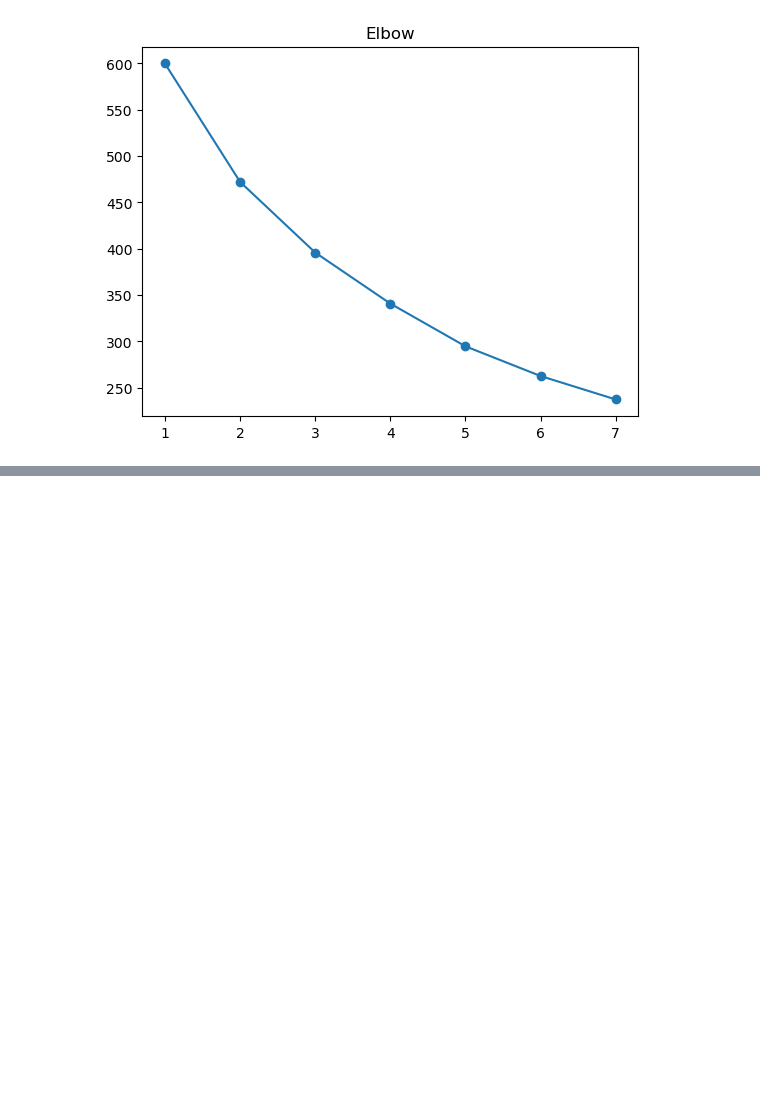
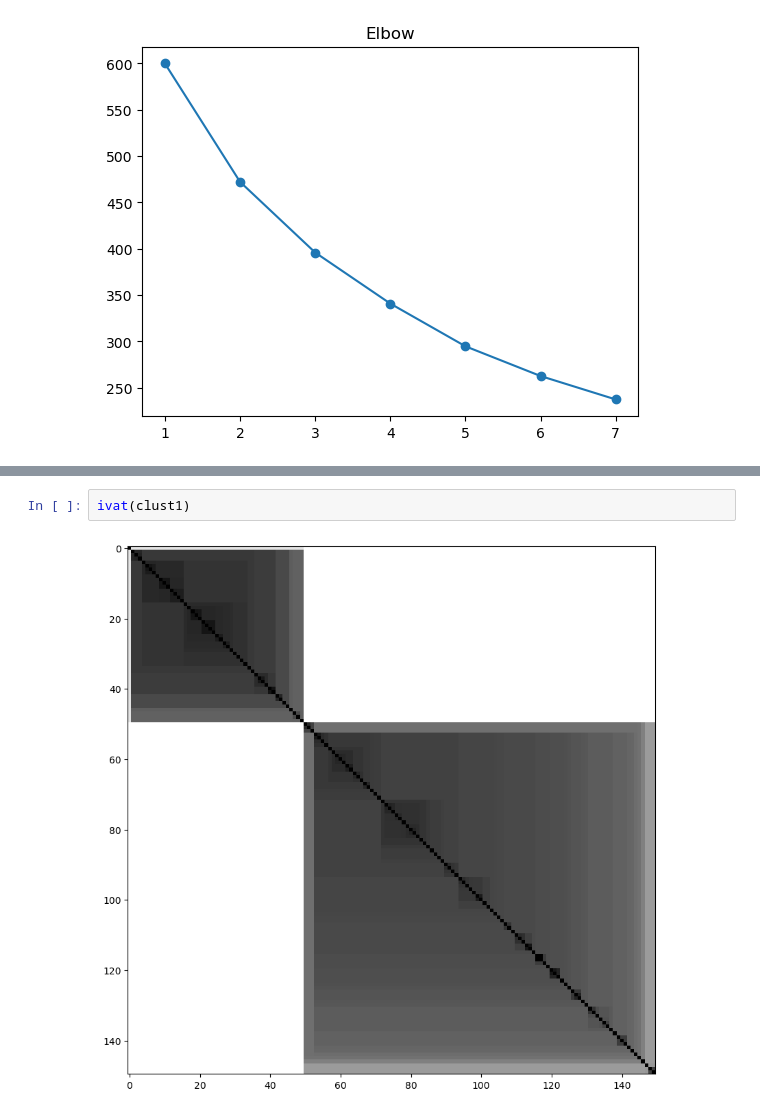
Before and after one commit to CaioFML/IA_studies, a Jupyter notebook: formacao_completa_inteligencia_artificial_e_machine_learning/section_4/clusters.ipynb, the cells around one changed output, grey strips where cells are left out. Drawn from its saved outputs; the diff is of its cells as text; blank space fills up the shorter version.

```diff
--- a/formacao_completa_inteligencia_artificial_e_machine_learning/section_4/clusters.ipynb
+++ b/formacao_completa_inteligencia_artificial_e_machine_learning/section_4/clusters.ipynb
@@ -51,0 +68,4 @@ plt.show()
+# %%
+ivat(clust1)
+# %% [output]
+[figure, added]
```
Also changed, not shown: parts of 14 cells of this notebook.
